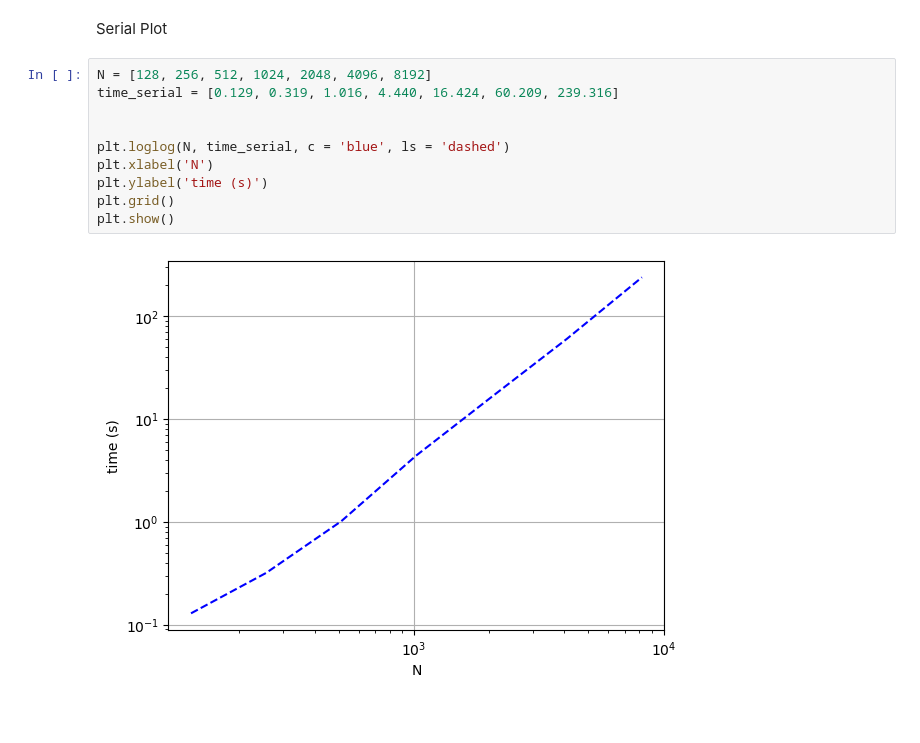
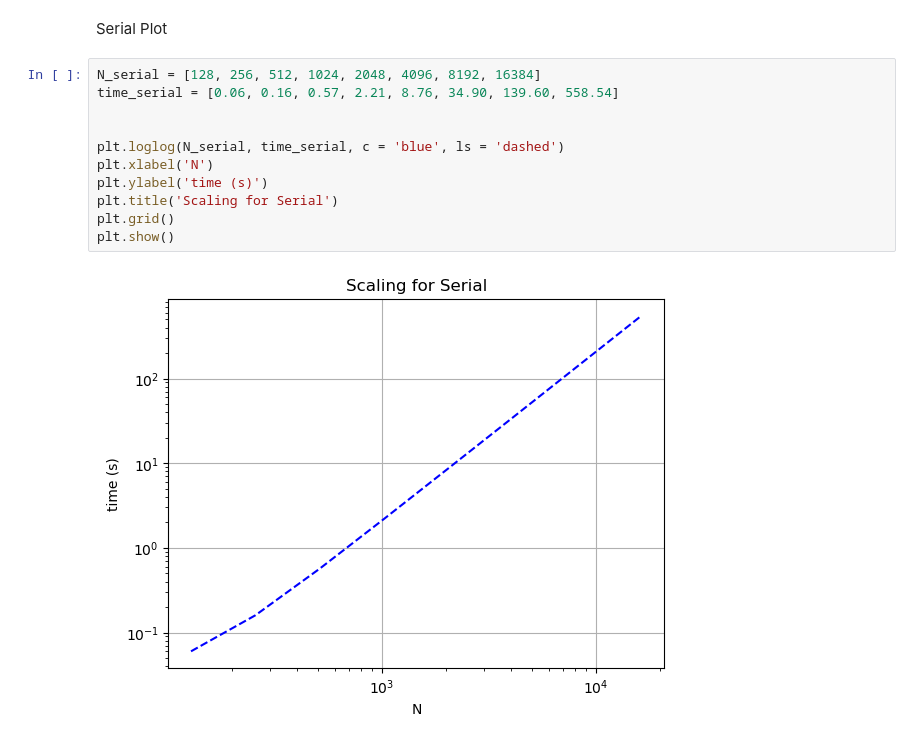
Before and after one commit to austinc21/HPC-Class, a Jupyter notebook: HW5/plots.ipynb, the cells around one changed output. Cells and saved outputs as stored; diff of their text form; blank space fills up the shorter version.

```diff
--- a/HW5/plots.ipynb
+++ b/HW5/plots.ipynb
@@ -4,14 +4,15 @@ import matplotlib.pyplot as plt
 # %% [markdown]
 Serial Plot
 # %%
-N = [128, 256, 512, 1024, 2048, 4096, 8192]
-time_serial = [0.129, 0.319, 1.016, 4.440, 16.424, 60.209, 239.316]
+N_serial = [128, 256, 512, 1024, 2048, 4096, 8192, 16384]
+time_serial = [0.06, 0.16, 0.57, 2.21, 8.76, 34.90, 139.60, 558.54]
 
 
-plt.loglog(N, time_serial, c = 'blue', ls = 'dashed')
+plt.loglog(N_serial, time_serial, c = 'blue', ls = 'dashed')
 plt.xlabel('N')
 plt.ylabel('time (s)')
+plt.title('Scaling for Serial')
 plt.grid()
 plt.show()
 # %% [output]
-[figure, old version]
+[figure, new version]
```
Also changed, not shown: parts of 7 cells of this notebook, 5 other files.
